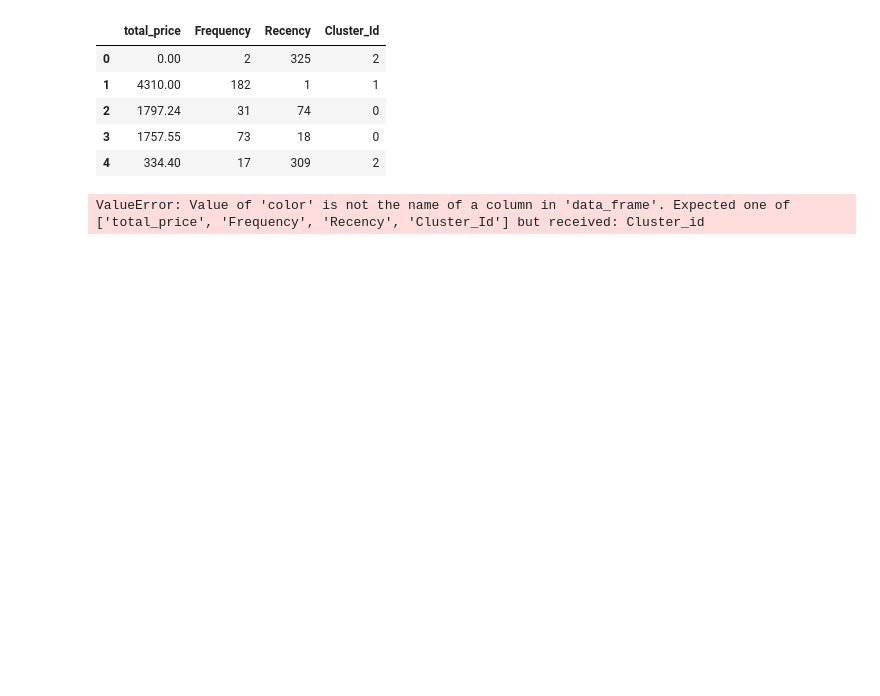
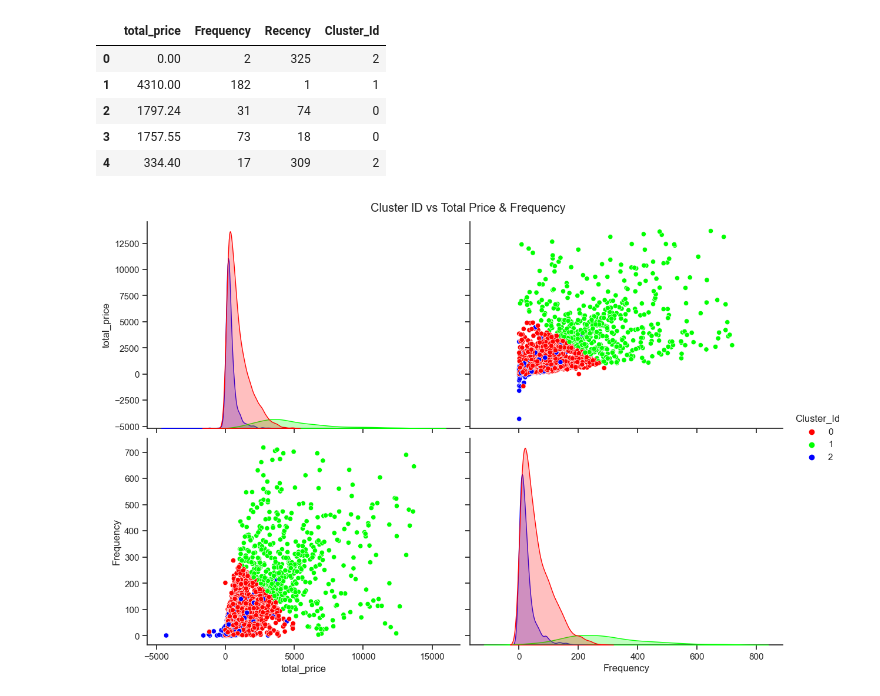
Before and after one commit to MuindeEsther/InternSavy-Projects, a Jupyter notebook: Task/data visualization.ipynb, the cells around one changed output. Saved outputs shown, nothing was run; the diff lists cells and outputs as text; code cells hidden in the pictures; blank space fills up the shorter version.

Commit message:
clustering

```diff
--- a/Task/data visualization.ipynb
+++ b/Task/data visualization.ipynb
@@ -419,9 +419,9 @@ rfm_df.head()
 | 4 | 334.40 | 17 | 309 | 2 |
 # %%
 fig = px.box(rfm_df, x='Cluster_Id', y='total_price',
-             title="Cluster Id vs Amount Box Plot",
+             title="Cluster Id vs Total Price Box Plot",
              labels={'Cluster_Id': 'Cluster ID', 'total_price':'total_price'},
-             color='Cluster_id')
+             color='Cluster_Id')
 
 fig.update_layout(
     xaxis=dict(title='Cluster ID', title_font=dict(size=14)),
@@ -432,5 +432,3 @@ fig.update_layout(
 )
 
 fig.show()
-# %% [output]
-ValueError: Value of 'color' is not the name of a column in 'data_frame'. Expected one of ['total_price', 'Frequency', 'Recency', 'Cluster_Id'] but received: Cluster_id
@@ -436,0 +448,11 @@ ValueError: Value of 'color' is not the name of a column in 'data_frame'. Expect
+# %%
+# Create a custom palette with Red, Green, and Blue
+custom_palette = sns.color_palette(["#FF0000", "#00FF00", "#0000FF"])
+
+# Create a scatter plot matrix with separate plots for each cluster, custome palette, and a larger size
+sns.set(style="ticks")
+sns.pairplot(rfm_df, hue='Cluster_Id', vars=['total_price', 'Frequency'], palette=custom_palette, height=4, aspect=1.5)
+plt.suptitle('Cluster ID vs Total Price & Frequency', y=1.02)
+plt.show()
+# %% [output]
+[figure, added]
```
Also changed, not shown: parts of 24 cells of this notebook.
